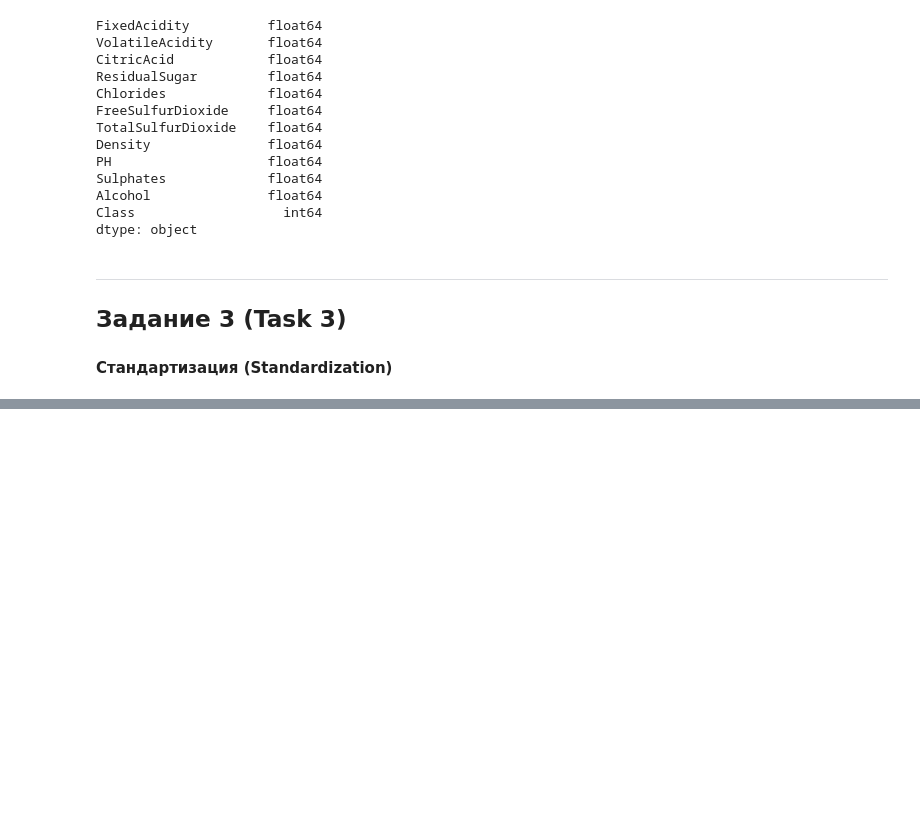
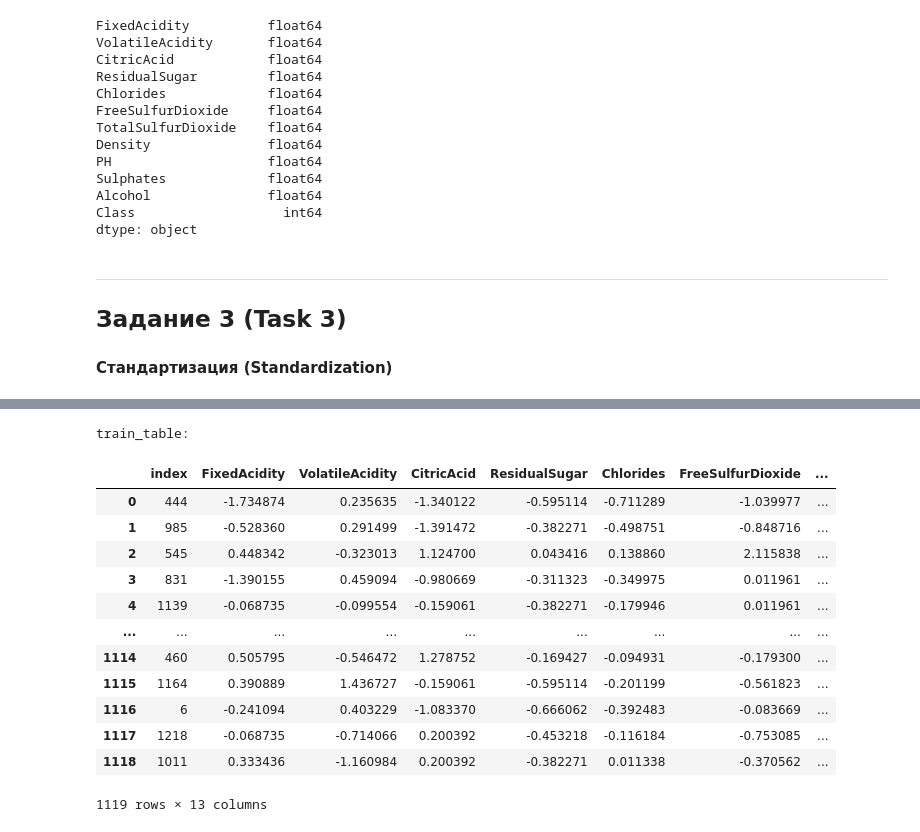
Before and after one commit to gpnwln/labs_projects, a Jupyter notebook: lab_5/lab5.ipynb, the cells around one changed output, grey strips where cells are left out. Saved outputs shown, nothing was run; the diff lists cells and outputs as text; code cells hidden in the pictures; blank space fills up the shorter version.

```diff
--- a/lab_5/lab5.ipynb
+++ b/lab_5/lab5.ipynb
@@ -57,0 +63,7 @@ dtype: object
+# %%
+Columns = ['FixedAcidity', 'VolatileAcidity', 'CitricAcid', 'ResidualSugar', 'Chlorides', 'FreeSulfurDioxide', 'TotalSulfurDioxide', 'Density', 'PH', 'Sulphates', 'Alcohol']
+# %%
+scaler_std = preprocessing.StandardScaler()
+df[Columns] = scaler_std.fit_transform(df[Columns])
+df.dropna()
+df
@@ -57,0 +90,2 @@ dtype: object
+# %%
+col = ['index'] + Columns + ['Class']
@@ -57,0 +94,30 @@ dtype: object
+# %%
+y = df['Class']
+train_table, test_table = train_test_split(df, train_size = 0.7)
+train_class, test_class = train_test_split(y, train_size = 0.7)
+
+train_table = train_table.reset_index()
+test_table = test_table.reset_index()
+train_class = train_class
+test_class = test_class
+
+df_test_table = pd.DataFrame(test_table, columns = col)
+df_train_table = pd.DataFrame(train_table, columns = col)
+
+print('train_table:')
+df_train_table
+# %% [output]
+train_table:
+|  | index | FixedAcidity | VolatileAcidity | CitricAcid | ResidualSugar | Chlorides | FreeSulfurDioxide | ... |
+| 0 | 444 | -1.734874 | 0.235635 | -1.340122 | -0.595114 | -0.711289 | -1.039977 | ... |
+| 1 | 985 | -0.528360 | 0.291499 | -1.391472 | -0.382271 | -0.498751 | -0.848716 | ... |
+| 2 | 545 | 0.448342 | -0.323013 | 1.124700 | 0.043416 | 0.138860 | 2.115838 | ... |
+| 3 | 831 | -1.390155 | 0.459094 | -0.980669 | -0.311323 | -0.349975 | 0.011961 | ... |
+| 4 | 1139 | -0.068735 | -0.099554 | -0.159061 | -0.382271 | -0.179946 | 0.011961 | ... |
+| ... | ... | ... | ... | ... | ... | ... | ... | ... |
+| 1114 | 460 | 0.505795 | -0.546472 | 1.278752 | -0.169427 | -0.094931 | -0.179300 | ... |
+| 1115 | 1164 | 0.390889 | 1.436727 | -0.159061 | -0.595114 | -0.201199 | -0.561823 | ... |
+| 1116 | 6 | -0.241094 | 0.403229 | -1.083370 | -0.666062 | -0.392483 | -0.083669 | ... |
+| 1117 | 1218 | -0.068735 | -0.714066 | 0.200392 | -0.453218 | -0.116184 | -0.753085 | ... |
+| 1118 | 1011 | 0.333436 | -1.160984 | 0.200392 | -0.382271 | 0.011338 | -0.370562 | ... |
+1119 rows × 13 columns
```
Also changed, not shown: parts of 8 cells of this notebook.
